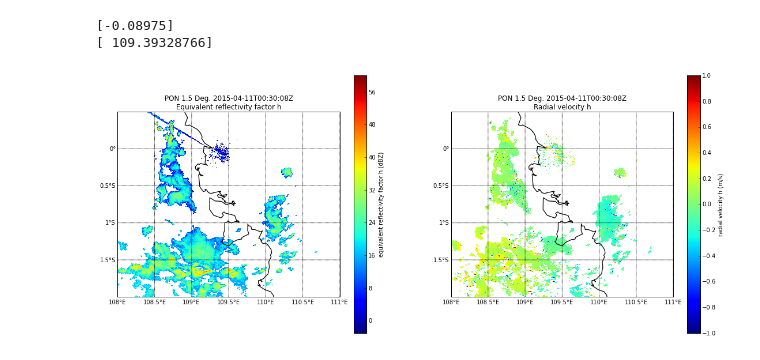
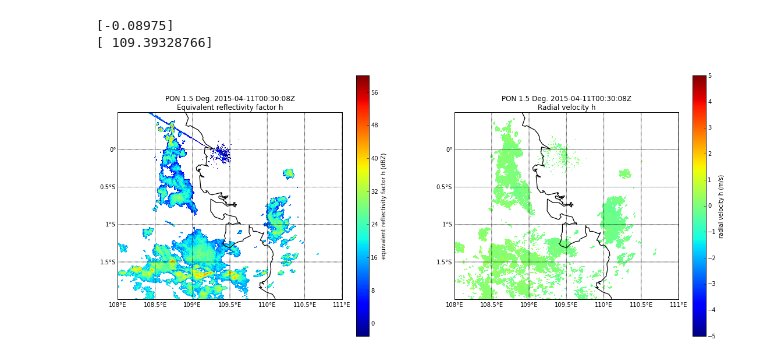
Before and after one commit to scollis/YMC_radars, a Jupyter notebook: notebooks/Pontianak.ipynb, the cells around one changed output. Saved outputs shown, nothing was run; the diff lists cells and outputs as text; code cells hidden in the pictures.

```diff
--- a/notebooks/Pontianak.ipynb
+++ b/notebooks/Pontianak.ipynb
@@ -29,27 +29,27 @@ print(radar.longitude['data'])
 # %%
 min_lon=108.
 max_lon=111.
 min_lat=-2
 max_lat=.5
 lon_lines=[107, 107.5, 108, 108.5, 109, 109.5,110,110.5,111,111.5]
 lat_lines=[-1.5, -1,-0.5,0,.5,1,1.5,2]
 
 #create an instance of the class using our radar
 display = pyart.graph.RadarMapDisplay(radar)
 #create a Matplotlib figure
 f = plt.figure(figsize = [19,8])
 #now we are going to do a three panel plot, resolution is a basemap parameter and determines the resolution of
 #the coastline.. here we set to intermediate or 'i' ('h' for high 'l' for low)
 plt.subplot(1,2,1)
 display.plot_ppi_map('DBZH', sweep = 1, vmin = -3, vmax = 60,
                      min_lon = min_lon, max_lon = max_lon, min_lat = min_lat, max_lat = max_lat,
                      lat_lines=lat_lines, lon_lines=lon_lines,
                      resolution = 'i')
 
 plt.subplot(1,2,2)
-display.plot_ppi_map('VELH', sweep = 1, vmin = -1, vmax = 1,
+display.plot_ppi_map('VELH', sweep = 1, vmin = -5, vmax = 5,
                      min_lon = min_lon, max_lon = max_lon, min_lat = min_lat, max_lat = max_lat,
                      lat_lines=lat_lines, lon_lines=lon_lines,
                      resolution = 'i')
 # %% [output]
-[figure, old version]
+[figure, new version]
```
Also changed, not shown: parts of 1 cell of this notebook.
